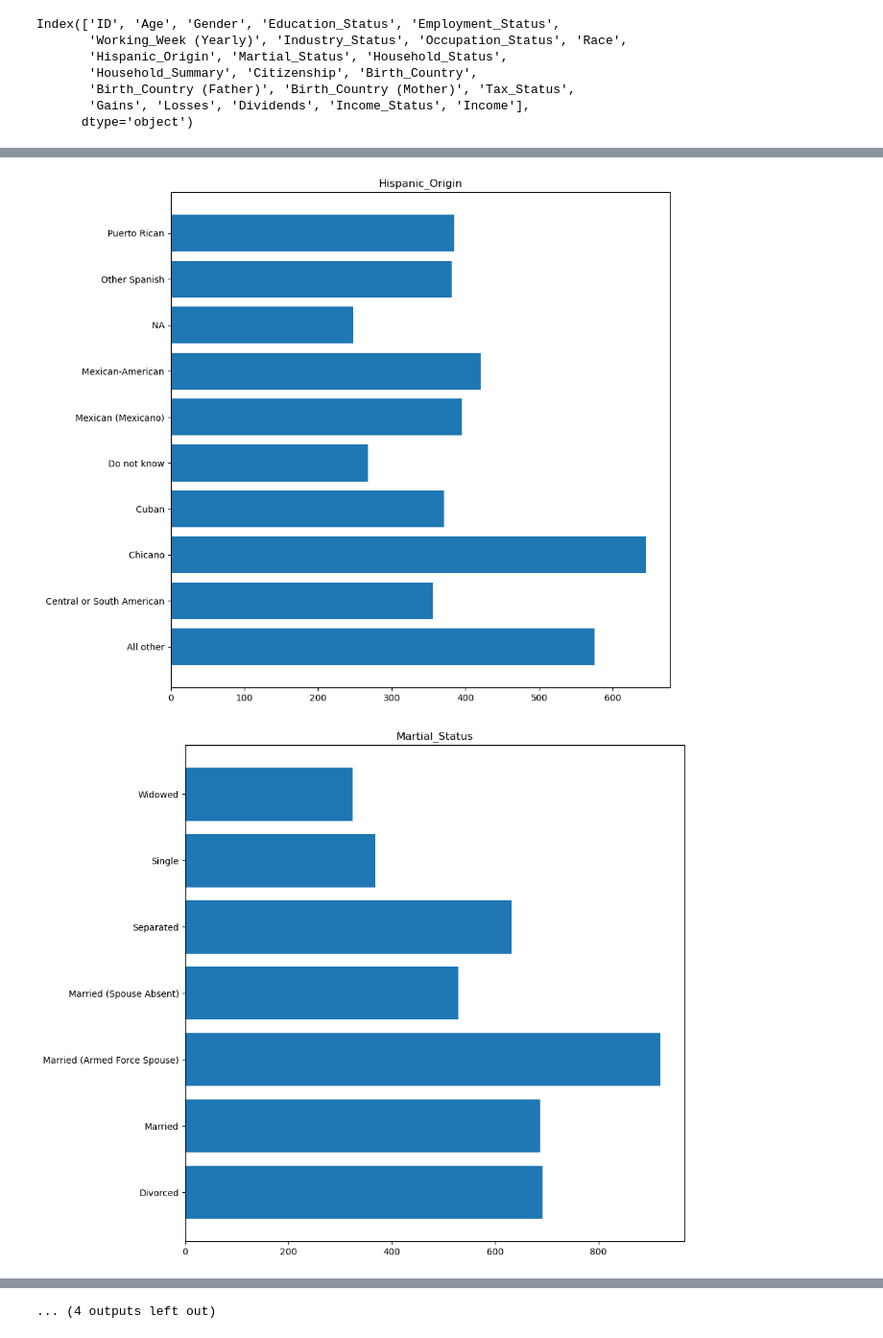
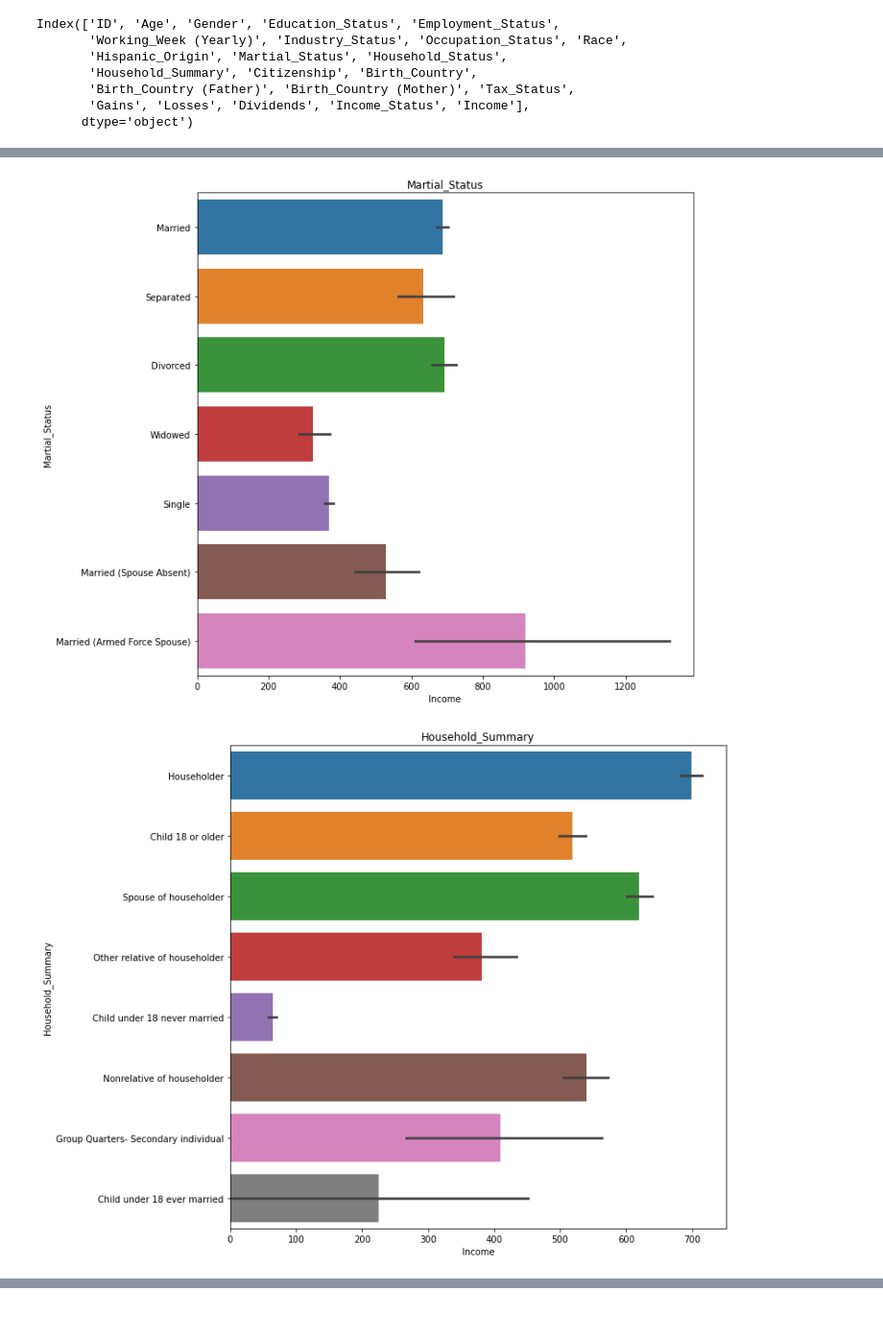
Before and after one commit to Sunbin-Lee/dacon-income, a Jupyter notebook: feature_check.ipynb, the cells around one changed output, grey strips where cells are left out. Shown: that part at 96% size. Drawn from its saved outputs; the diff is of its cells as text; code cells hidden in the pictures.

```diff
--- a/feature_check.ipynb
+++ b/feature_check.ipynb
@@ -49,16 +49,22 @@ Index(['ID', 'Age', 'Gender', 'Education_Status', 'Employment_Status',
       dtype='object')
 # %%
 cat_cols = ['Gender', 'Education_Status', 'Employment_Status',
-       'Industry_Status', 'Occupation_Status', 'Race',
-       'Hispanic_Origin', 'Martial_Status', 'Household_Status',
-       'Household_Summary', 'Citizenship', 'Birth_Country',
-       'Birth_Country (Father)', 'Birth_Country (Mother)', 'Tax_Status',
+       'Industry_Status',
+       'Occupation_Status', 'Race',
+       # 'Hispanic_Origin',
+       'Martial_Status',
+       # 'Household_Status',
+       'Household_Summary', 'Citizenship',
+       # 'Birth_Country',
+       # 'Birth_Country (Father)', 'Birth_Country (Mother)',
+       'Tax_Status',
        'Income_Status']
 # %%
 for c in cat_cols:
-    temp = train_df.groupby(c)['Income'].mean()
+    # temp = train_df.groupby(c)['Income'].mean()
     plt.figure(figsize=(10, 10))
     plt.title(f'{c}')
-    plt.barh(temp.index, temp.values)
+    # plt.barh(temp.index, temp.values)
+    sns.barplot(x='Income', y=c, data=train_df, orient='h')
     plt.show()
 # %% [output]
@@ -71,2 +77,2 @@ for c in cat_cols:
-[figure, old version]
+[figure, new version]
-[figure, old version]
+[figure, new version]
@@ -77 +81,0 @@ for c in cat_cols:
-... (4 outputs left out)
```
Also changed, not shown: parts of 1 cell of this notebook, 1 other file.
